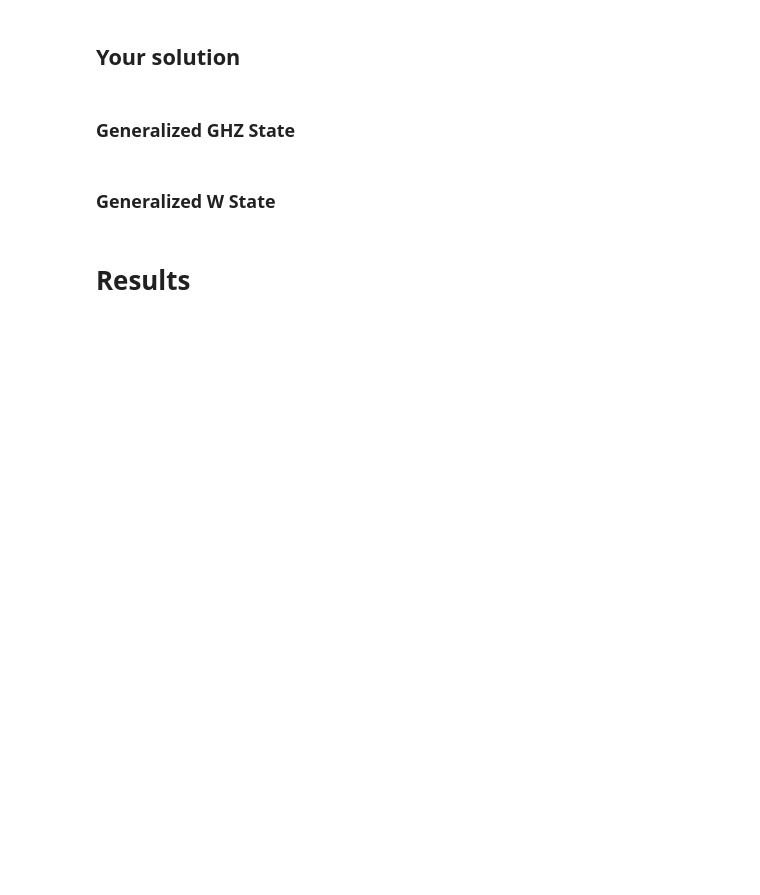
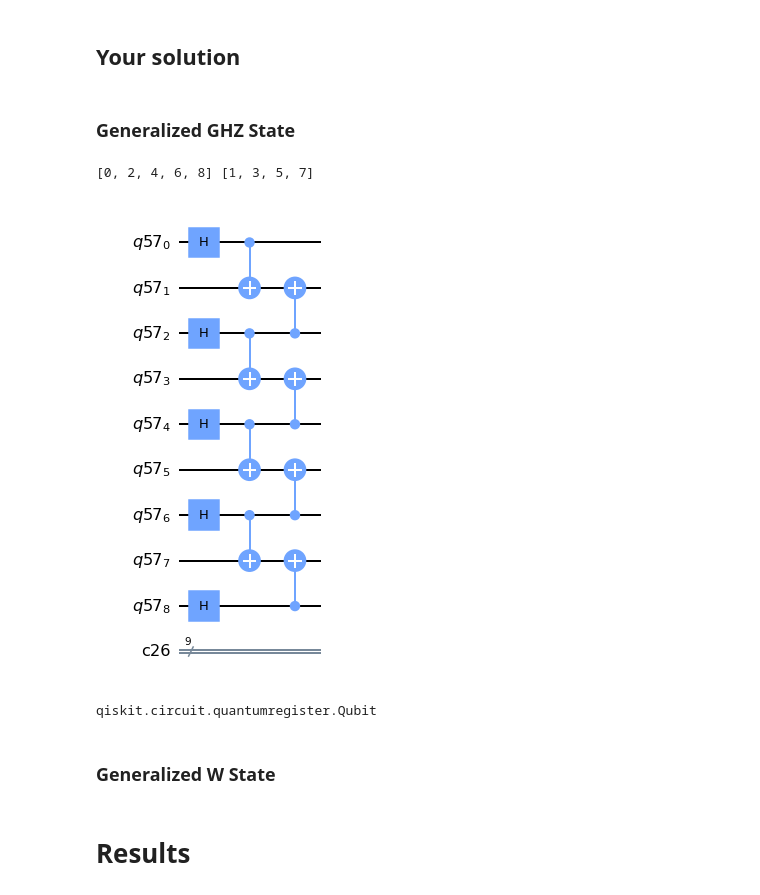
Before and after one commit to chuuuing/qiskit-hack, a Jupyter notebook: submission.ipynb, the cells around one changed output. Drawn from its saved outputs; the diff is of its cells as text; code cells hidden in the pictures; blank space fills up the shorter version.

```diff
--- a/submission.ipynb
+++ b/submission.ipynb
@@ -70,11 +70,72 @@ generate_naive_w_state(3)
 # %% [markdown]
 ### Generalized GHZ State
 # %%
-from qiskit import QuantumCircuit, execute, Aer
+from qiskit import QuantumCircuit, QuantumRegister, ClassicalRegister, execute, Aer
 
 def generate_generalized_ghz_state(qubit_amount):
-    #TODO:
-    pass
+
+    qr = QuantumRegister(2*qubit_amount-1)
+    cr = ClassicalRegister(2*qubit_amount-1)
+    qc = QuantumCircuit(qr, cr)
+
+    even_list = list(range(0,2*qubit_amount,2))
+    odd_list = list(range(1,2*qubit_amount-1,2))
+    print(even_list, odd_list)
+
+    qc.h(even_list)
+    qc.cx(even_list[:-1], odd_list)
+    qc.cx(even_list[1:], odd_list)
+
+    qc.measure(qr, b1)
+
+    return qc
+
+generate_generalized_ghz_state(5).draw('mpl')
+# %% [output]
+[0, 2, 4, 6, 8] [1, 3, 5, 7]
+[figure, added]
+# %%
+qr = QuantumRegister(5)
+cr = ClassicalRegister(5)
+qc = QuantumCircuit(qr, cr)
+
+q0, q1, q2, q3, q4 = qr
+b0, b1, b2, b3, b4 = cr
+
+qc.h([0, 2, 4])
+qc.cx(0, 1)
+qc.cx(2, 3)
+qc.cx(2, 1)
+qc.cx(4, 3)
+
+# with qc.if_test((b0,1)):
+#     qc.h(q1)
+
+
+qc.measure(q1, b1)
+
+with qc.if_test((b1, 1)):
+    # if the condition is satisfied (b0 == 1), then flip the bit back to 0
+    qc.x(q2)
+    qc.x(q4)
+
+
+qc.measure(q3, b3)
+
+with qc.if_test((b3, 1)):
+    # if the condition is satisfied (b0 == 1), then flip the bit back to 0
+    qc.x(q4)
+
+qc.barrier()
+
+qc.measure(q0, b0)
+qc.measure(q2, b2)
+qc.measure(q4, b4)
+
+qc.draw(output="mpl", idle_wires=True)
+type(qr[0])
+# %% [output]
+qiskit.circuit.quantumregister.Qubit
 # %% [markdown]
 ### Generalized W State
 # %%
```
Also changed, not shown: parts of 4 cells of this notebook.
